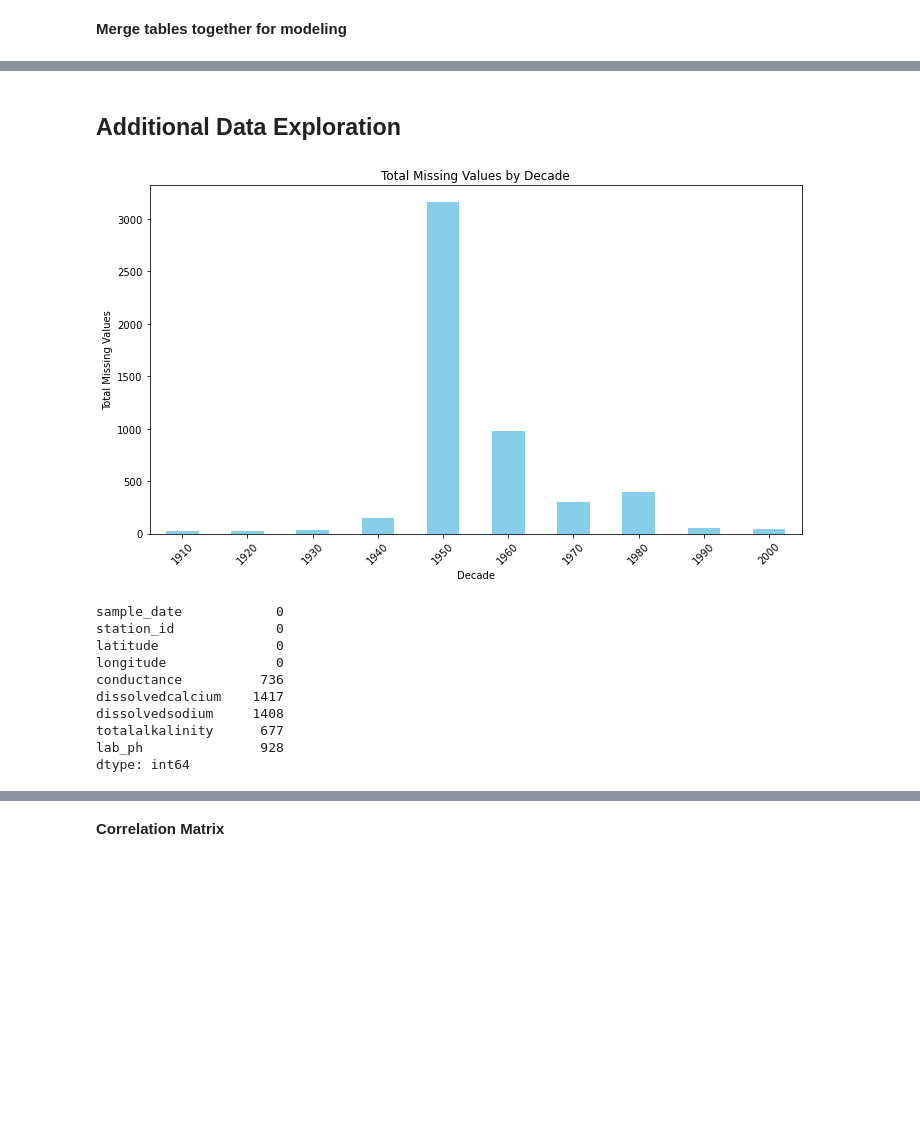
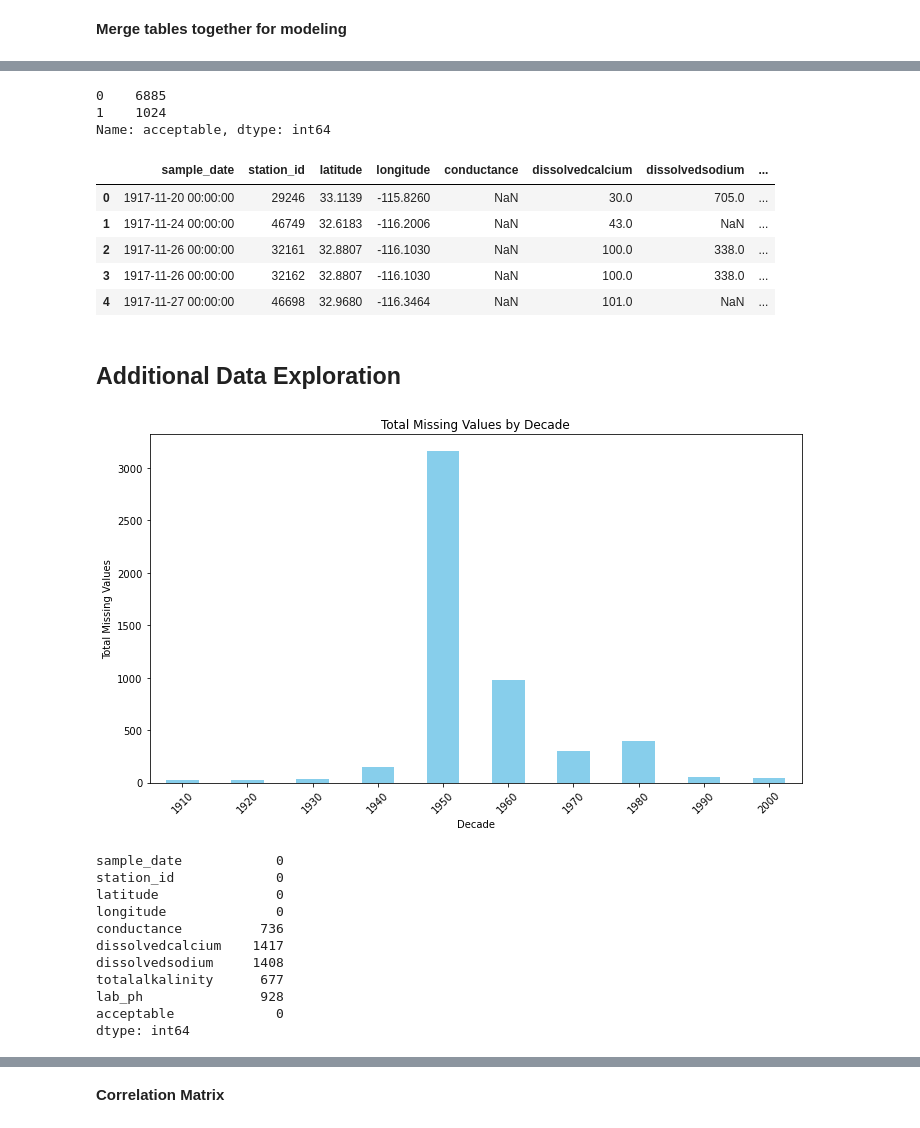
Before and after one commit to vickyvanderwagt/Identifying-Optimal-Location-for-San-Diego-Water-Treatment-Plant, a Jupyter notebook: ADS508-Updated Code with Map and Model Evaluation Metrics.ipynb, the cells around one changed output, grey strips where cells are left out. Drawn from its saved outputs; the diff is of its cells as text; code cells hidden in the pictures; blank space fills up the shorter version.

```diff
--- a/ADS508-Updated Code with Map and Model Evaluation Metrics.ipynb
+++ b/ADS508-Updated Code with Map and Model Evaluation Metrics.ipynb
@@ -1425,3 +1422,39 @@ dtype: int64
+# %%
+#conductance: 50-800
+#dissolvedsodium: 20-200
+#totalalkalinity:100-300
+#labpH:6.5 to 8.5
+merged_df['lab_ph'] = merged_df['lab_ph'].replace('', np.nan)
+
+merged_df['lab_ph'] = merged_df['lab_ph'].astype(float)
+
+
+cond_conductance = (merged_df['conductance'] >= 50) & (merged_df['conductance'] <= 800)
+cond_dissolvedsodium = (merged_df['dissolvedsodium'] >= 20) & (merged_df['dissolvedsodium'] <= 200)
+cond_totalalkalinity = (merged_df['totalalkalinity'] >= 100) & (merged_df['totalalkalinity'] <= 300)
+cond_dissolvedcalcium = (merged_df['dissolvedcalcium'] >= 0) & (merged_df['dissolvedcalcium'] <= 200) #double check this value
+cond_ph = (merged_df['lab_ph'] >= 6.5) & (merged_df['lab_ph'] <= 8.5)
+
+# Create the 'acceptable' column
+merged_df['acceptable'] = np.where(cond_conductance & cond_dissolvedsodium & cond_totalalkalinity & cond_dissolvedcalcium, 1, 0)
+
+# Display the updated dataframe
+merged_df.head()
+
+counts = merged_df['acceptable'].value_counts()
+print(counts)
+
+merged_df.head()
+# %% [output]
+0    6885
+1    1024
+Name: acceptable, dtype: int64
+|  | sample_date | station_id | latitude | longitude | conductance | dissolvedcalcium | dissolvedsodium | ... |
+| 0 | 1917-11-20 00:00:00 | 29246 | 33.1139 | -115.8260 | NaN | 30.0 | 705.0 | ... |
+| 1 | 1917-11-24 00:00:00 | 46749 | 32.6183 | -116.2006 | NaN | 43.0 | NaN | ... |
+| 2 | 1917-11-26 00:00:00 | 32161 | 32.8807 | -116.1030 | NaN | 100.0 | 338.0 | ... |
+| 3 | 1917-11-26 00:00:00 | 32162 | 32.8807 | -116.1030 | NaN | 100.0 | 338.0 | ... |
+| 4 | 1917-11-27 00:00:00 | 46698 | 32.9680 | -116.3464 | NaN | 101.0 | NaN | ... |
 # %% [markdown]
 ## Additional Data Exploration
 # %%
@@ -1461,6 +1494,7 @@ dissolvedcalcium    1417
 dissolvedsodium     1408
 totalalkalinity      677
 lab_ph               928
+acceptable             0
 dtype: int64
 # %%
 # List of columns for the boxplot
```
Also changed, not shown: parts of 28 cells of this notebook.
